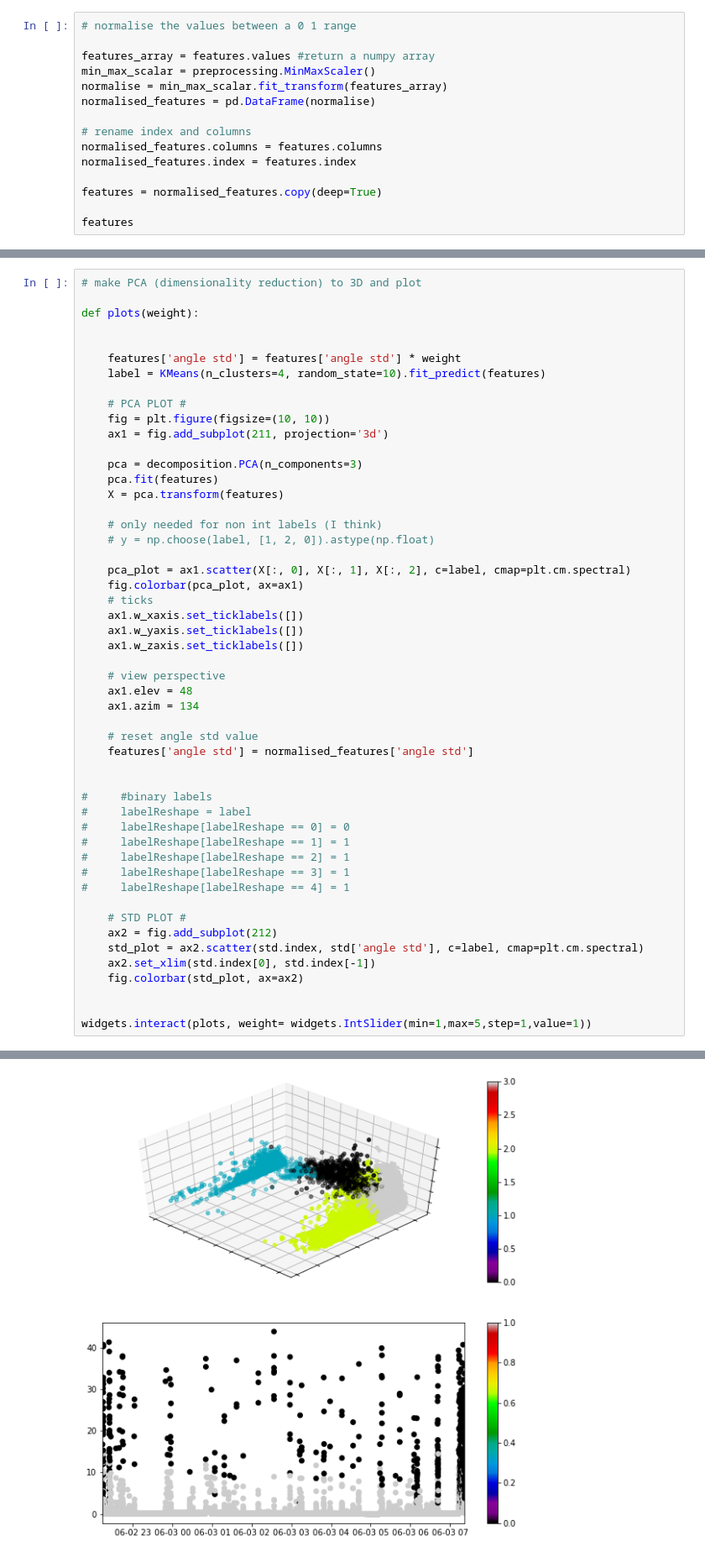
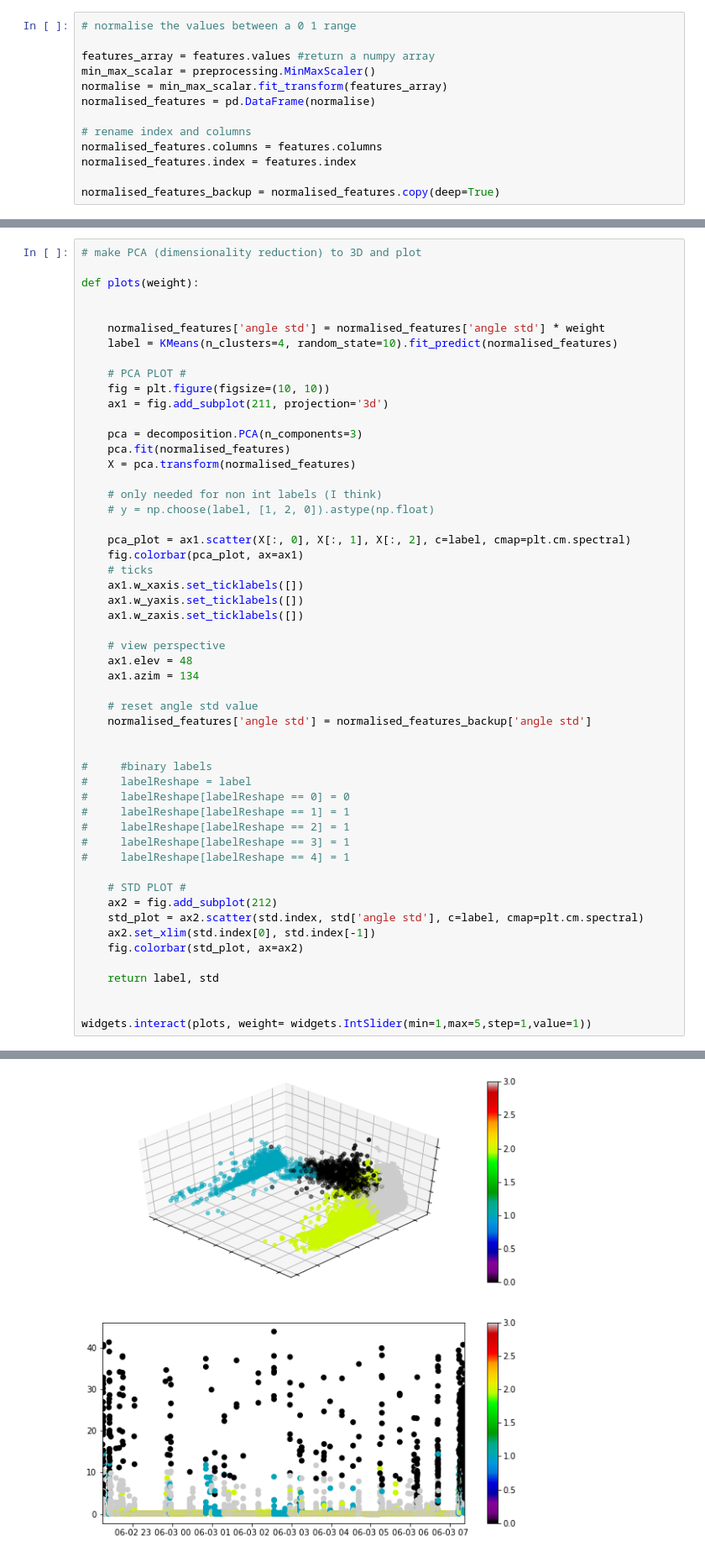
Before and after one commit to horken7/circadian-rhytm, a Jupyter notebook: classify.ipynb, the cells around one changed output, grey strips where cells are left out. Shown: that part at 84% size. Drawn from its saved outputs; the diff is of its cells as text.

```diff
--- a/classify.ipynb
+++ b/classify.ipynb
@@ -108,6 +112,4 @@ normalised_features = pd.DataFrame(normalise)
 normalised_features.columns = features.columns
 normalised_features.index = features.index
 
-features = normalised_features.copy(deep=True)
-
-features
+normalised_features_backup = normalised_features.copy(deep=True)
@@ -163,16 +123,16 @@ features
 def plots(weight):
 
 
-    features['angle std'] = features['angle std'] * weight
-    label = KMeans(n_clusters=4, random_state=10).fit_predict(features)
+    normalised_features['angle std'] = normalised_features['angle std'] * weight
+    label = KMeans(n_clusters=4, random_state=10).fit_predict(normalised_features)
 
     # PCA PLOT #
     fig = plt.figure(figsize=(10, 10))
     ax1 = fig.add_subplot(211, projection='3d')
 
     pca = decomposition.PCA(n_components=3)
-    pca.fit(features)
-    X = pca.transform(features)
+    pca.fit(normalised_features)
+    X = pca.transform(normalised_features)
 
     # only needed for non int labels (I think)
     # y = np.choose(label, [1, 2, 0]).astype(np.float)
@@ -189,7 +149,7 @@ def plots(weight):
     ax1.azim = 134
 
     # reset angle std value
-    features['angle std'] = normalised_features['angle std']
+    normalised_features['angle std'] = normalised_features_backup['angle std']
 
 
 #     #binary labels
@@ -206,6 +166,8 @@ def plots(weight):
     ax2.set_xlim(std.index[0], std.index[-1])
     fig.colorbar(std_plot, ax=ax2)
 
+    return label, std
+
 
 widgets.interact(plots, weight= widgets.IntSlider(min=1,max=5,step=1,value=1))
 # %% [output]
@@ -212 +192 @@ widgets.interact(plots, weight= widgets.IntSlider(min=1,max=5,step=1,value=1))
-[figure, old version]
+[figure, new version]
```
Also changed, not shown: parts of 12 cells of this notebook, 4 other files.
